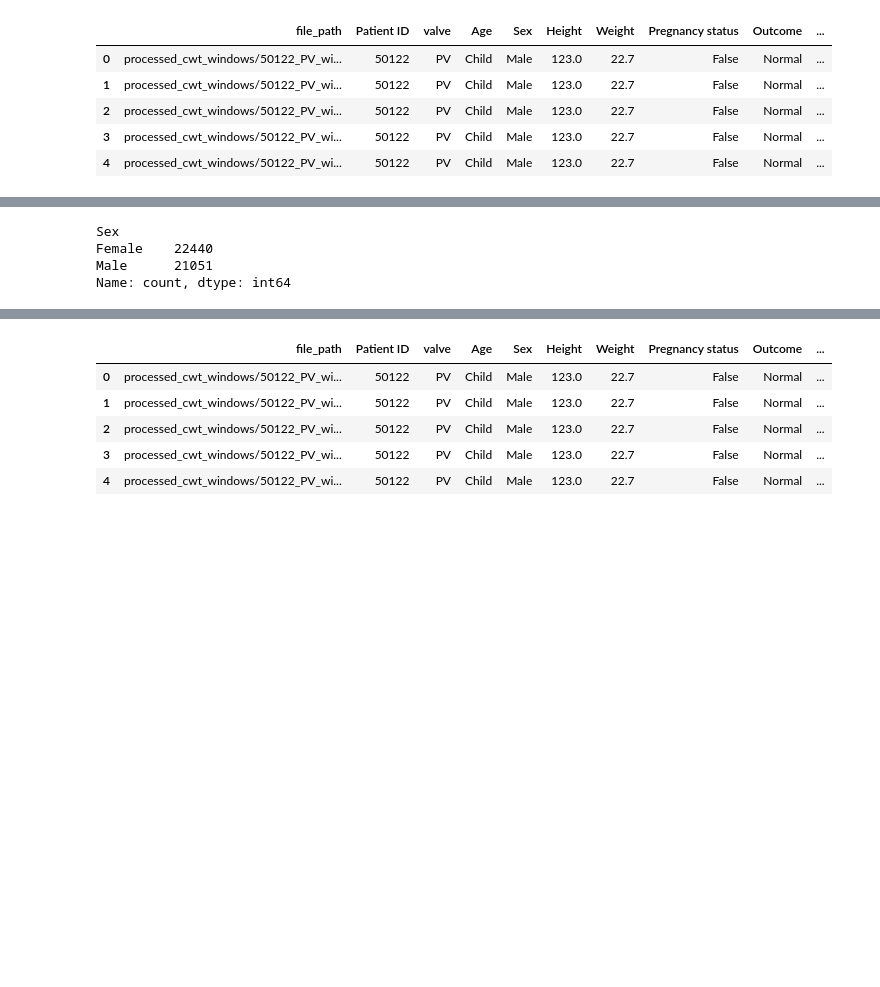
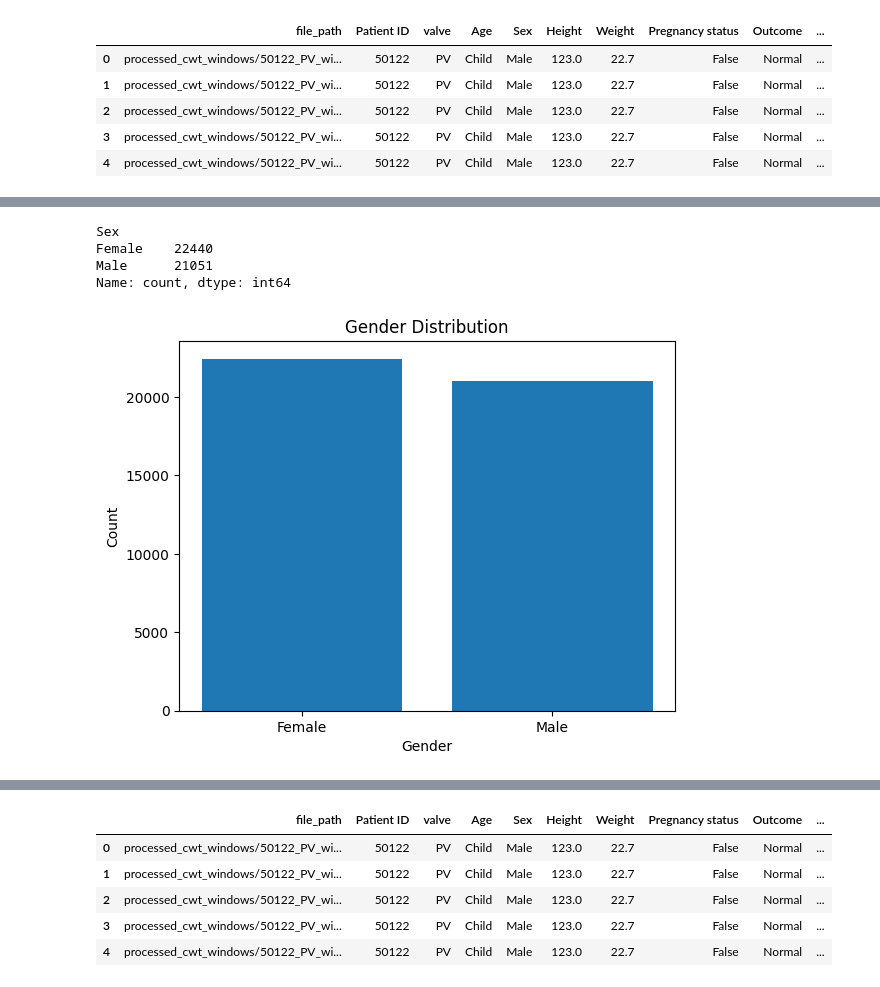
Before and after one commit to Starkiller747/cardiac_murmur, a Jupyter notebook: Main.ipynb, the cells around one changed output, grey strips where cells are left out. Drawn from its saved outputs; the diff is of its cells as text; code cells hidden in the pictures; blank space fills up the shorter version.

```diff
--- a/Main.ipynb
+++ b/Main.ipynb
@@ -370,8 +377,17 @@ Name: count, dtype: int64
 # %%
-comb_df['Sex'].value_counts()
+counts = comb_df['Sex'].value_counts().sort_index()
+print(counts)
+
+plt.bar(counts.index, counts.values)
+plt.xlabel('Gender')
+plt.ylabel('Count')
+plt.title('Gender Distribution')
+
+plt.show()
 # %% [output]
 Sex
 Female    22440
 Male      21051
 Name: count, dtype: int64
+[figure, added]
 # %%
```
Also changed, not shown: parts of 40 cells of this notebook, 12 other files.
